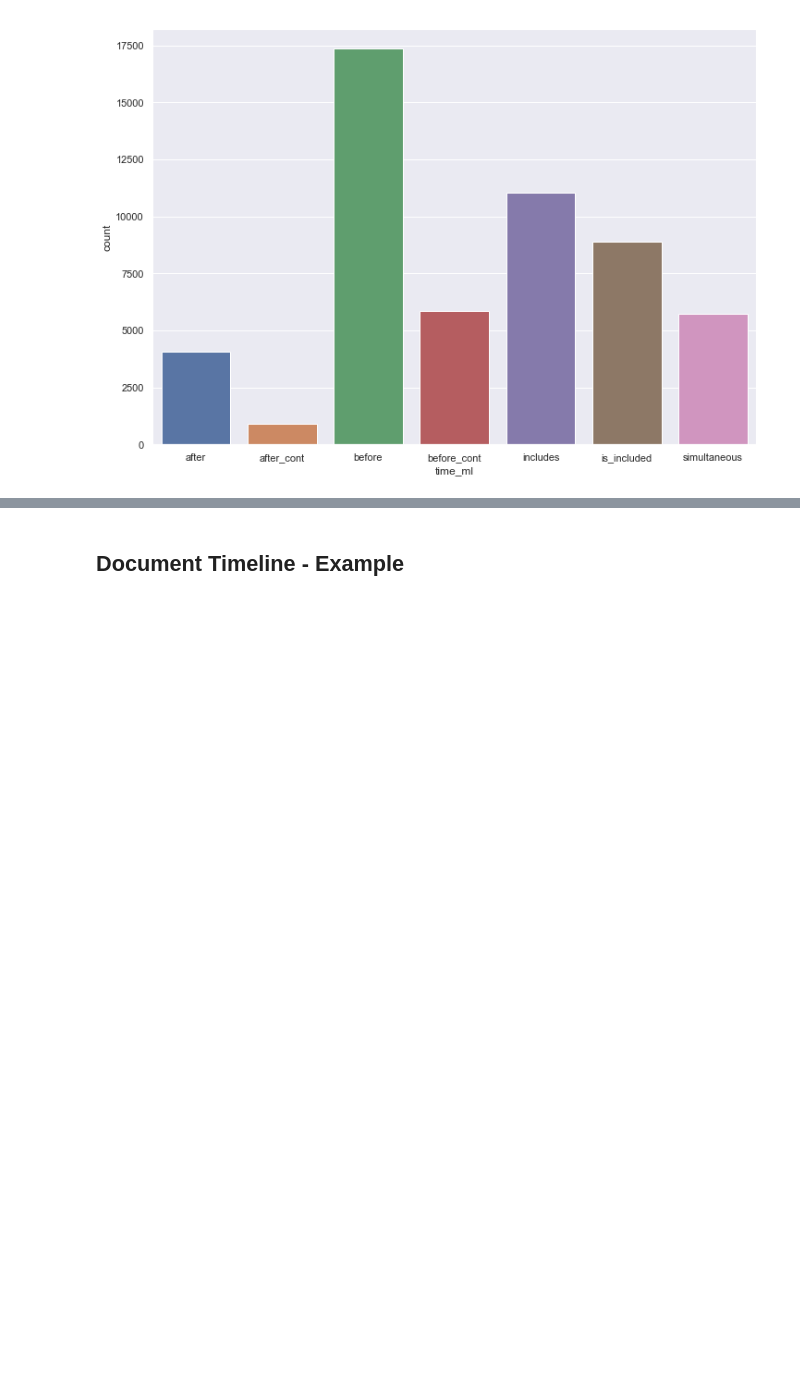
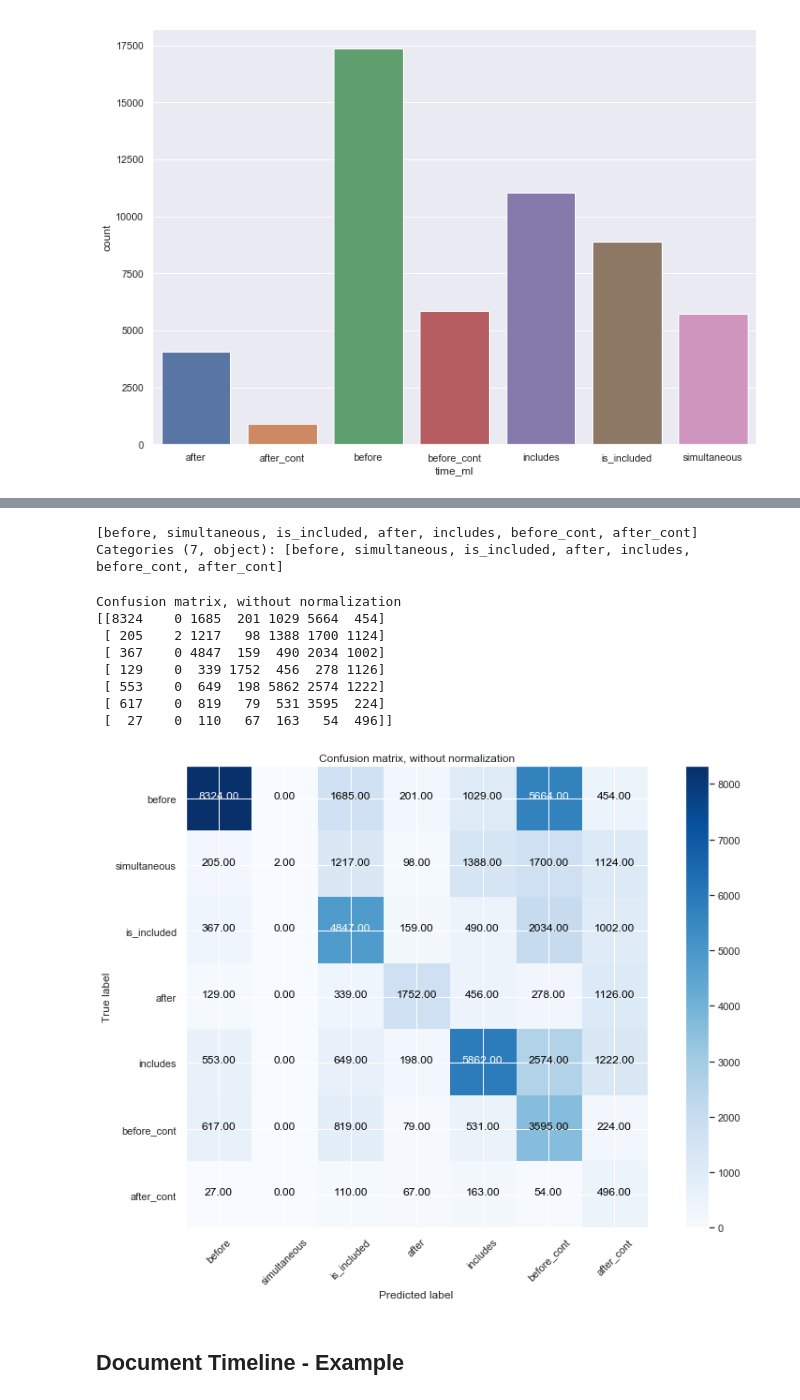
Before and after one commit to mdheller/factslab-protocols, a Jupyter notebook: Temporal_relations/Pre-process data (Timelines).ipynb, the cells around one changed output, grey strips where cells are left out. Saved outputs shown, nothing was run; the diff lists cells and outputs as text; code cells hidden in the pictures; blank space fills up the shorter version.

```diff
--- a/Temporal_relations/Pre-process data (Timelines).ipynb
+++ b/Temporal_relations/Pre-process data (Timelines).ipynb
@@ -466,2 +517,61 @@ Name: predicted_timeml, dtype: int64
+# %%
+time_tags = train_data.time_ml.unique()
+time_tags
+# %% [output]
+[before, simultaneous, is_included, after, includes, before_cont, after_cont]
+Categories (7, object): [before, simultaneous, is_included, after, includes, before_cont, after_cont]
+# %%
+conf_matrix = confusion_matrix(train_data.time_ml, train_data.predicted_timeml, labels=time_tags)
+# %%
+def plot_confusion_matrix(cm, classes,
+                          normalize=False,
+                          title='Confusion matrix',
+                          cmap=plt.cm.Blues):
+    """
+    This function prints and plots the confusion matrix.
+    Normalization can be applied by setting `normalize=True`.
+    """
+    if normalize:
+        cm = cm.astype('float') / cm.sum(axis=1)[:, np.newaxis]
+        print("Normalized confusion matrix")
+    else:
+        print('Confusion matrix, without normalization')
+
+    print(cm)
+
+    plt.imshow(cm, interpolation='nearest', cmap=cmap)
+    plt.title(title)
+    plt.colorbar()
+    tick_marks = np.arange(len(classes))
+    plt.xticks(tick_marks, classes, rotation=45)
+    plt.yticks(tick_marks, classes)
+
+    fmt = '.2f' if normalize else '.2f'
+    thresh = cm.max() / 2.
+    for i, j in itertools.product(range(cm.shape[0]), range(cm.shape[1])):
+        plt.text(j, i, format(cm[i, j], fmt),
+                 horizontalalignment="center",
+                 color="white" if cm[i, j] > thresh else "black")
+
+    plt.tight_layout()
+    plt.ylabel('True label')
+    plt.xlabel('Predicted label')
+# %%
+# Plot non-normalized confusion matrix
+plt.figure()
+plot_confusion_matrix(conf_matrix, classes=time_tags, normalize=False,
+                      title='Confusion matrix, without normalization')
+
+plt.show()
+# %% [output]
+Confusion matrix, without normalization
+[[8324    0 1685  201 1029 5664  454]
+ [ 205    2 1217   98 1388 1700 1124]
+ [ 367    0 4847  159  490 2034 1002]
+ [ 129    0  339 1752  456  278 1126]
+ [ 553    0  649  198 5862 2574 1222]
+ [ 617    0  819   79  531 3595  224]
+ [  27    0  110   67  163   54  496]]
+[figure, added]
 # %% [markdown]
 ## Document Timeline - Example
```
Also changed, not shown: parts of 21 cells of this notebook.
